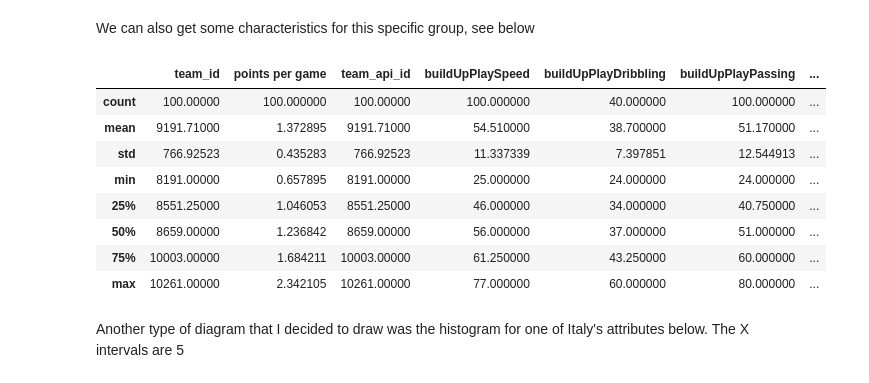
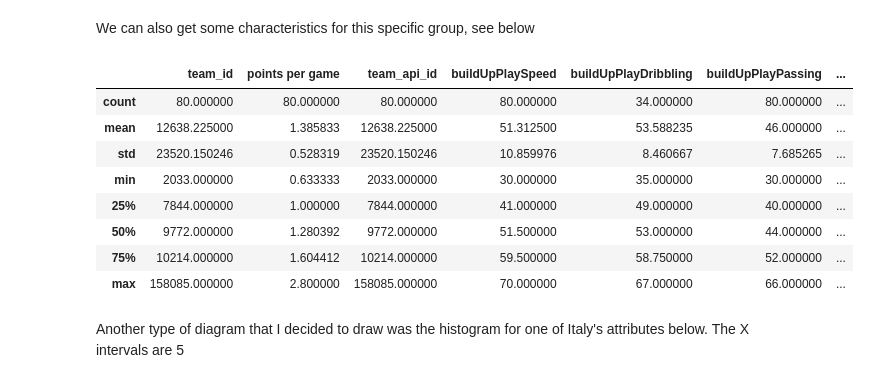
Before and after one commit to HenryHar/UD-investigate_soccer_dataset, a Jupyter notebook: soccer_data_investigation.ipynb, the cells around one changed output. Drawn from its saved outputs; the diff is of its cells as text; code cells hidden in the pictures.

```diff
--- a/soccer_data_investigation.ipynb
+++ b/soccer_data_investigation.ipynb
@@ -596,9 +625,8 @@ For example, I have drawn a regression plot for England's 'buildUpPlayPassing' a
 # %%
-
-england= grouped.get_group('England')
+portugal = grouped.get_group('Portugal')
 
 
-sns.regplot(england['buildUpPlayPassing'], england['points per game'], robust=True, ci= None).set_title("Premier League's relationship between X and Points Per Game")
+sns.regplot(portugal['chanceCreationCrossing'], portugal['points per game'], robust=True, ci= None).set_title("Primeira Liga's relationship between X and Points Per Game")
 
-pd.DataFrame(england['buildUpPlayPassing'].describe())
+pd.DataFrame(portugal['chanceCreationCrossing'].describe())
 # %% [output]
@@ -615,17 +648,17 @@ pd.DataFrame(england['buildUpPlayPassing'].describe())
 # %% [markdown]
 We can also get some characteristics for this specific group, see below
 # %%
-england.describe()
+portugal.describe()
 # %% [output]
 |  | team_id | points per game | team_api_id | buildUpPlaySpeed | buildUpPlayDribbling | buildUpPlayPassing | ... |
-| count | 100.00000 | 100.000000 | 100.00000 | 100.000000 | 40.000000 | 100.000000 | ... |
-| mean | 9191.71000 | 1.372895 | 9191.71000 | 54.510000 | 38.700000 | 51.170000 | ... |
-| std | 766.92523 | 0.435283 | 766.92523 | 11.337339 | 7.397851 | 12.544913 | ... |
-| min | 8191.00000 | 0.657895 | 8191.00000 | 25.000000 | 24.000000 | 24.000000 | ... |
-| 25% | 8551.25000 | 1.046053 | 8551.25000 | 46.000000 | 34.000000 | 40.750000 | ... |
-| 50% | 8659.00000 | 1.236842 | 8659.00000 | 56.000000 | 37.000000 | 51.000000 | ... |
-| 75% | 10003.00000 | 1.684211 | 10003.00000 | 61.250000 | 43.250000 | 60.000000 | ... |
-| max | 10261.00000 | 2.342105 | 10261.00000 | 77.000000 | 60.000000 | 80.000000 | ... |
+| count | 80.000000 | 80.000000 | 80.000000 | 80.000000 | 34.000000 | 80.000000 | ... |
+| mean | 12638.225000 | 1.385833 | 12638.225000 | 51.312500 | 53.588235 | 46.000000 | ... |
+| std | 23520.150246 | 0.528319 | 23520.150246 | 10.859976 | 8.460667 | 7.685265 | ... |
+| min | 2033.000000 | 0.633333 | 2033.000000 | 30.000000 | 35.000000 | 30.000000 | ... |
+| 25% | 7844.000000 | 1.000000 | 7844.000000 | 41.000000 | 49.000000 | 40.000000 | ... |
+| 50% | 9772.000000 | 1.280392 | 9772.000000 | 51.500000 | 53.000000 | 44.000000 | ... |
+| 75% | 10214.000000 | 1.604412 | 10214.000000 | 59.500000 | 58.750000 | 52.000000 | ... |
+| max | 158085.000000 | 2.800000 | 158085.000000 | 70.000000 | 67.000000 | 66.000000 | ... |
 # %% [markdown]
 Another type of diagram that I decided to draw was the histogram for one of Italy's attributes below. The X intervals are 5
 # %%
```
Also changed, not shown: parts of 9 cells of this notebook, 1 other file.
